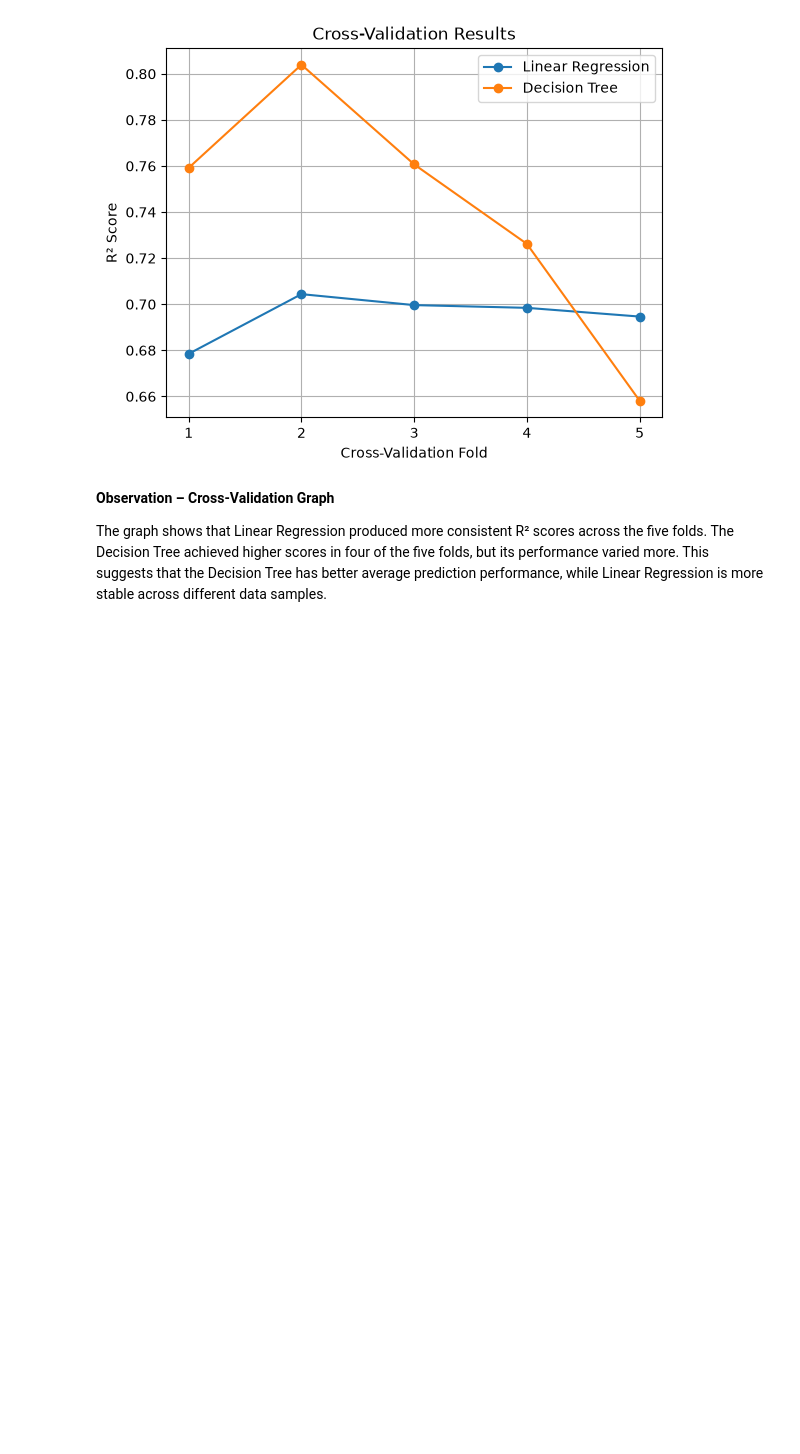
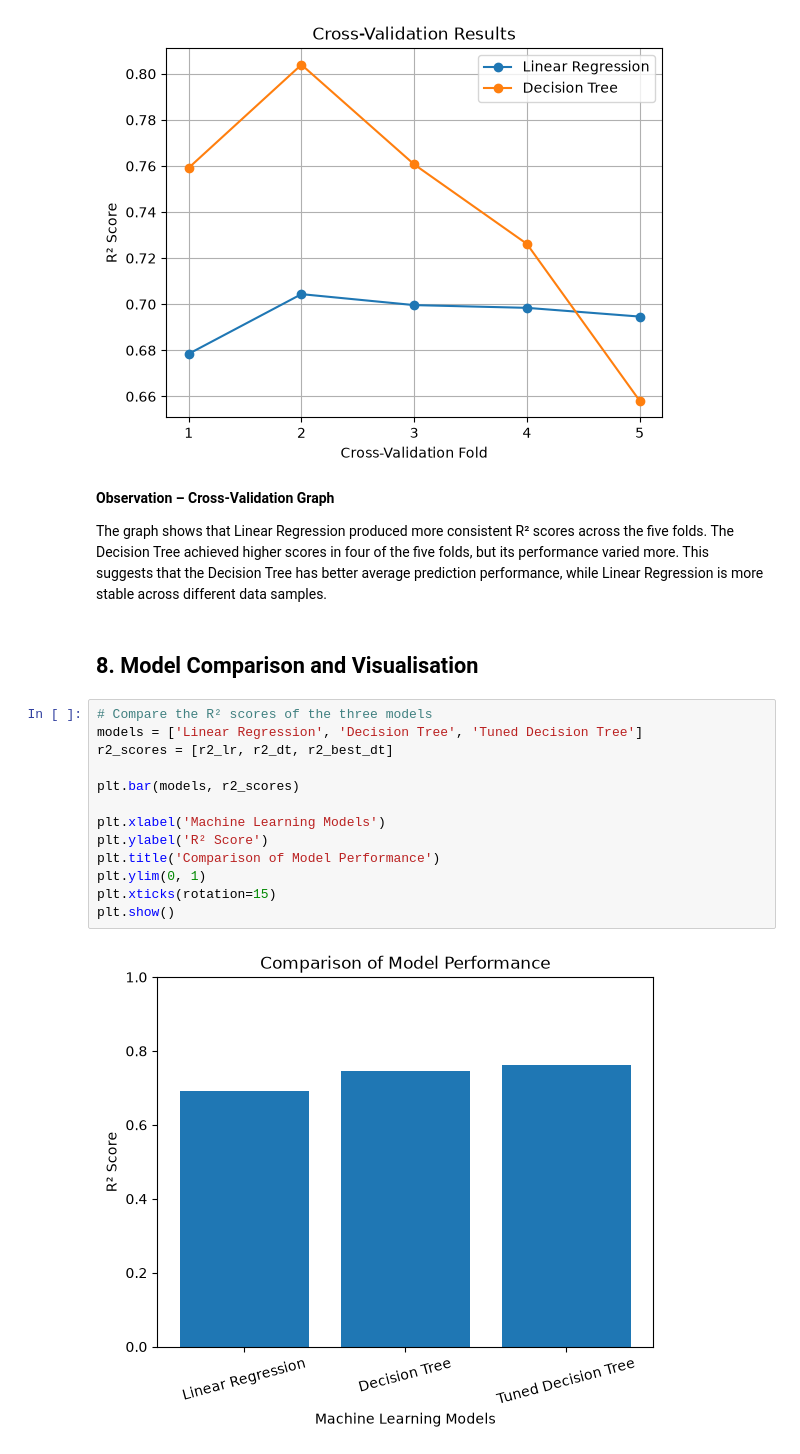
Before and after one commit to simo100000/Machine-Learning, a Jupyter notebook: machine learning-checkpoint.ipynb, the cells around one changed output. Cells and saved outputs as stored; diff of their text form; blank space fills up the shorter version.

Commit message:
8. Model Comparison and Visualisation and 9. Conclusion
8. Model Comparison and Visualisation and 9. Conclusion

```diff
--- a/machine learning-checkpoint.ipynb
+++ b/machine learning-checkpoint.ipynb
@@ -700,3 +700,20 @@ plt.show()
 **Observation – Cross-Validation Graph**
 
 The graph shows that Linear Regression produced more consistent R² scores across the five folds. The Decision Tree achieved higher scores in four of the five folds, but its performance varied more. This suggests that the Decision Tree has better average prediction performance, while Linear Regression is more stable across different data samples.
+# %% [markdown]
+## 8. Model Comparison and Visualisation
+# %%
+# Compare the R² scores of the three models
+models = ['Linear Regression', 'Decision Tree', 'Tuned Decision Tree']
+r2_scores = [r2_lr, r2_dt, r2_best_dt]
+
+plt.bar(models, r2_scores)
+
+plt.xlabel('Machine Learning Models')
+plt.ylabel('R² Score')
+plt.title('Comparison of Model Performance')
+plt.ylim(0, 1)
+plt.xticks(rotation=15)
+plt.show()
+# %% [output]
+[figure, added]
```
Also changed, not shown: parts of 8 cells of this notebook.
